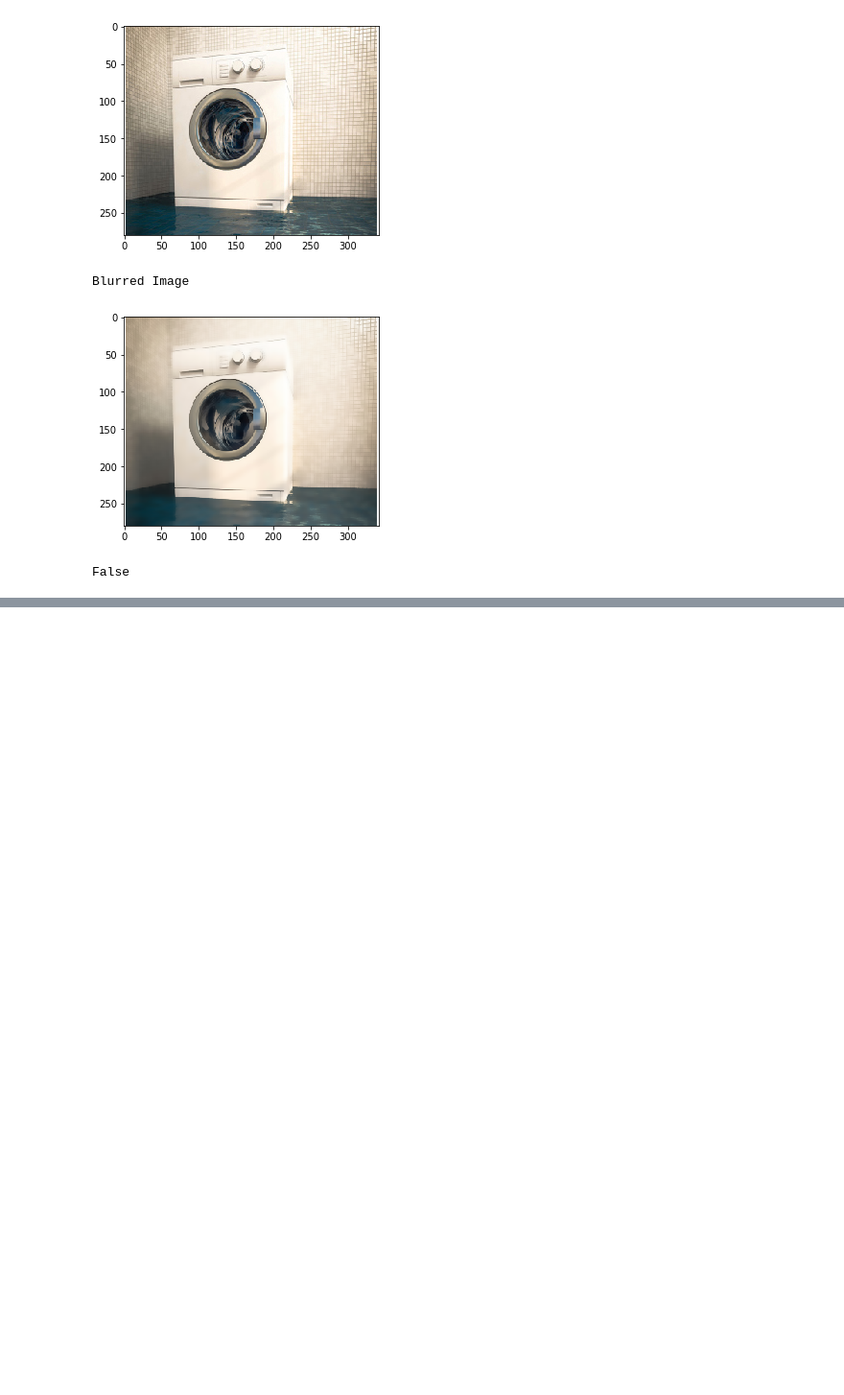
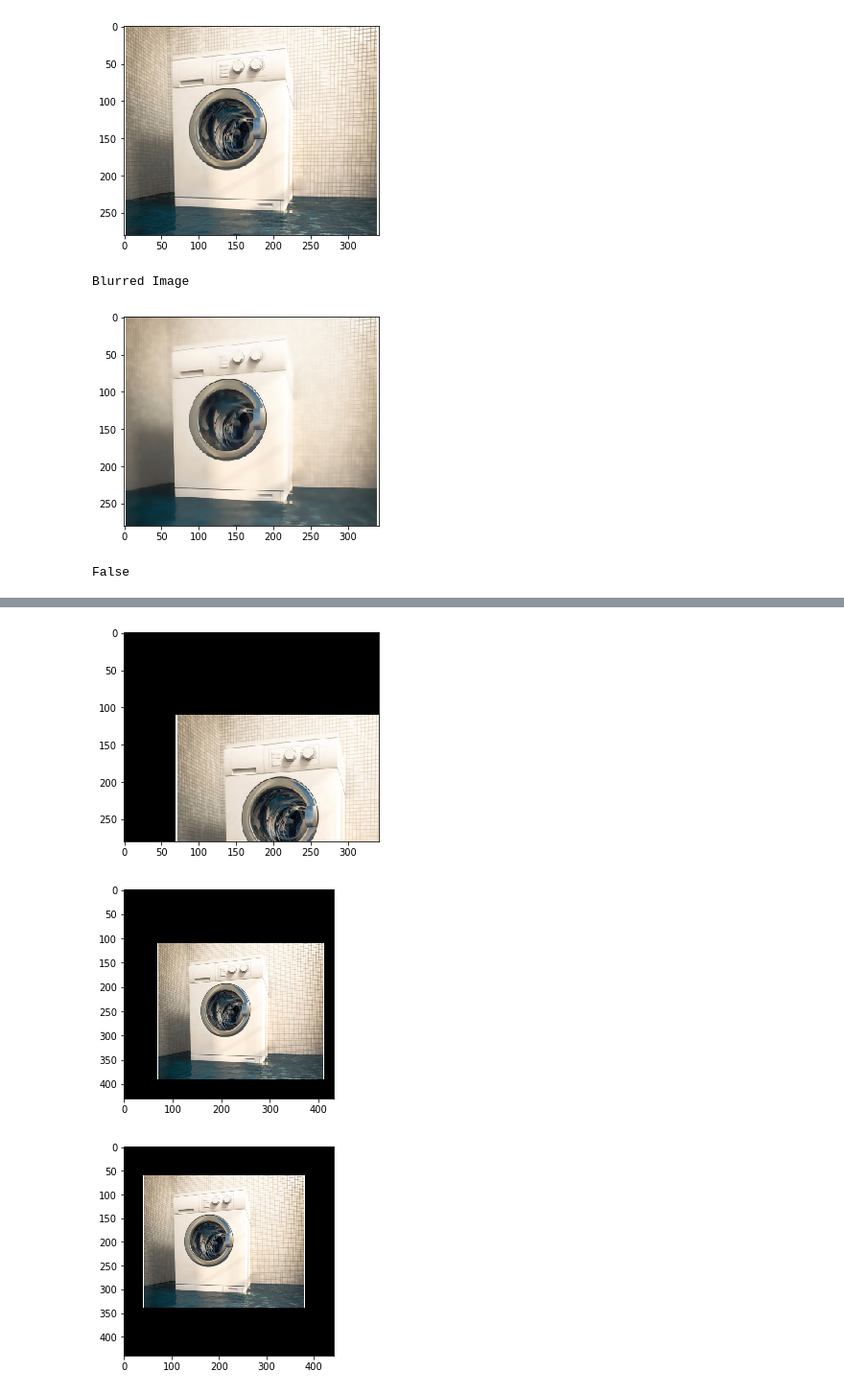
Before and after one commit to openMF/ppi-vision, a Jupyter notebook: Data_Collection/Image+Augmentation+Techniques.ipynb, the cells around one changed output, grey strips where cells are left out. Shown at 96% size. Cells and saved outputs as stored; diff of their text form; code cells hidden in the pictures; blank space fills up the shorter version.

```diff
--- a/Data_Collection/Image+Augmentation+Techniques.ipynb
+++ b/Data_Collection/Image+Augmentation+Techniques.ipynb
@@ -291,0 +301,24 @@ False
+# %%
+#Translation
+img = matplotlib.pyplot.imread("/home/yashk2000/wash.jpg")
+num_rows, num_cols = img.shape[:2]
+translation_matrix = np.float32([ [1,0,70], [0,1,110]])
+dst = cv2.warpAffine(img, translation_matrix, (num_cols, num_rows))
+plt.imshow(dst)
+plt.show()
+
+#Translation with lesser cropping"
+dst = cv2.warpAffine(img, translation_matrix, (num_cols + 90, num_rows + 150))
+plt.imshow(dst)
+plt.show()
+
+#Translation with image in the midddle of a bigger frame",
+dst = cv2.warpAffine(img, translation_matrix, (num_cols + 70, num_rows + 110))
+translation_matrix = np.float32([ [1,0,-30], [0,1,-50] ])
+dst = cv2.warpAffine(dst, translation_matrix, (num_cols + 70 + 30, num_rows + 110 + 50))
+plt.imshow(dst)
+plt.show()
+# %% [output]
+[figure, added]
+[figure, added]
+[figure, added]
```
Also changed, not shown: parts of 1 cell of this notebook.
